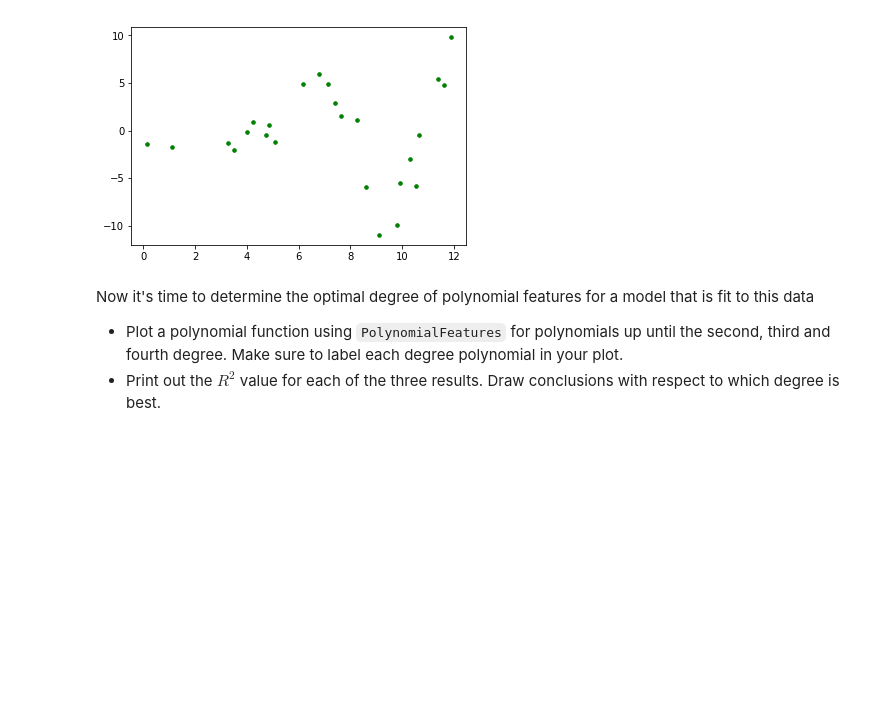
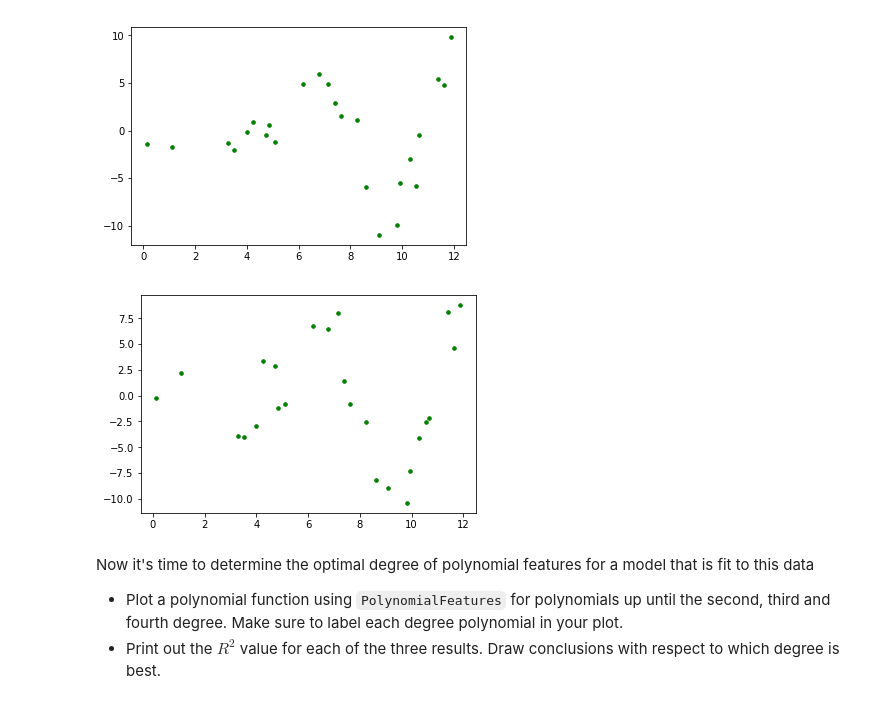
Before and after one commit to learn-co-curriculum/dsc-polynomial-regression-lab-v2-5, a Jupyter notebook: index.ipynb, the cells around one changed output. Saved outputs shown, nothing was run; the diff lists cells and outputs as text; code cells hidden in the pictures; blank space fills up the shorter version.

Commit message:
ALERT: Cell Mismatch. Auto-create curriculum branch from solution + master

```diff
--- a/index.ipynb
+++ b/index.ipynb
@@ -33,6 +33,26 @@ plt.scatter(x, y, color='green', s=50, marker='.')
 plt.show();
 # %% [output]
 [figure]
+# %%
+# __SOLUTION__
+import numpy as np
+import matplotlib.pyplot as plt
+% matplotlib inline
+
+def pol(x):
+    return x * np.cos(x)
+
+x = np.linspace(0, 12, 100)
+rng = np.random.RandomState(1234)
+rng.shuffle(x)
+x = np.sort(x[:25])
+y = pol(x) + np.random.randn(25)*2
+
+plt.scatter(x, y, color='green', s=50, marker='.')
+
+plt.show();
+# %% [output]
+[figure, added]
 # %% [markdown]
 Now it's time to determine the optimal degree of polynomial features for a model that is fit to this data
 - Plot a polynomial function using `PolynomialFeatures` for polynomials up until the second, third and fourth degree. Make sure to label each degree polynomial in your plot.
```
Also changed, not shown: parts of 1 cell of this notebook, 3 other files.
